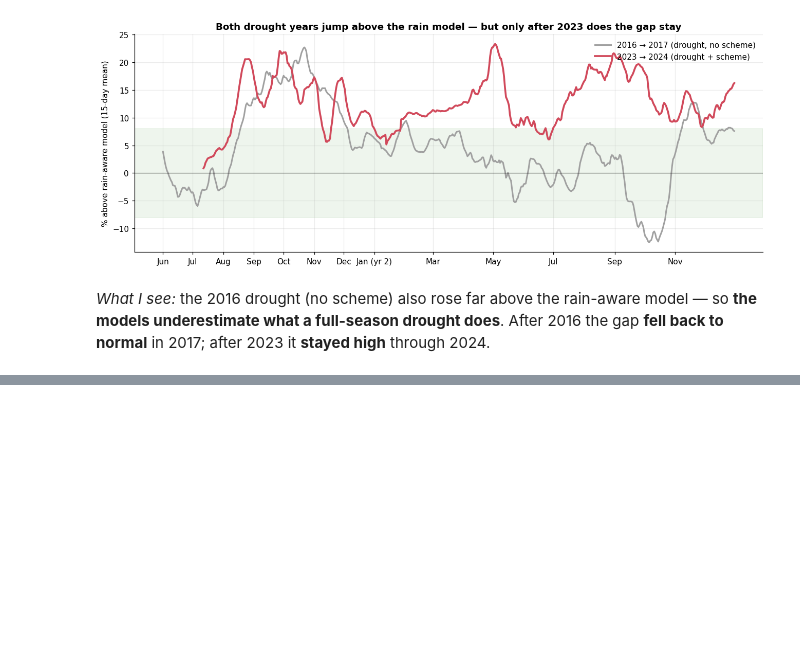
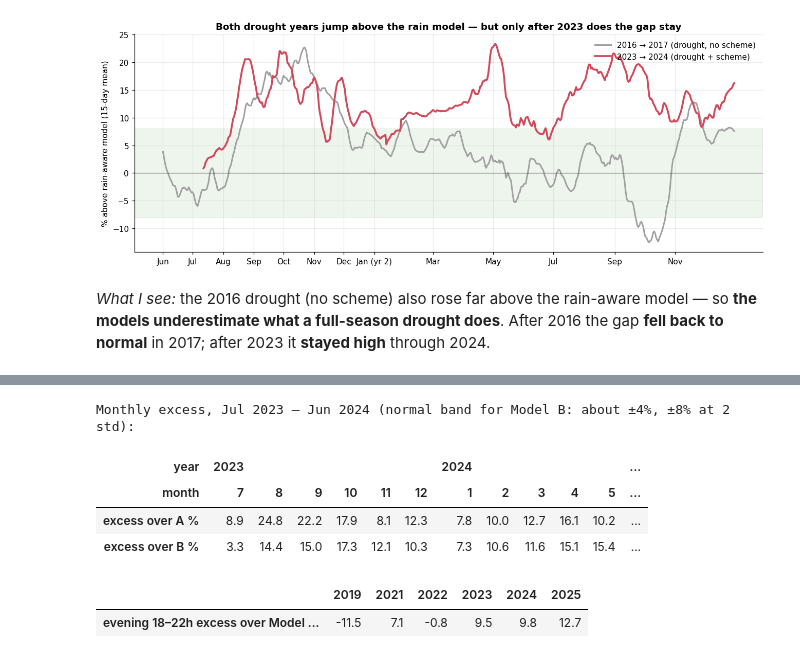
Before and after one commit to aravindanand2019-sudo/karnataka-power-2023, a Jupyter notebook: notebooks/07_robustness_checks.ipynb, the cells around one changed output, grey strips where cells are left out. Drawn from its saved outputs; the diff is of its cells as text; code cells hidden in the pictures; blank space fills up the shorter version.

```diff
--- a/notebooks/07_robustness_checks.ipynb
+++ b/notebooks/07_robustness_checks.ipynb
@@ -230,0 +211,29 @@ Total excess Aug–Oct 2023: 1,860 MW  |  2016 excess: 16.7%  vs 2023: 21.5%
+# %%
+cf = pd.read_parquet(P / "counterfactual_hourly.parquet")       # Notebook 05 predictions (same models)
+mon = cf.groupby([cf.index.year, cf.index.month])[["load_mw", "pred_A", "pred_B"]].mean()
+mon["excess over A %"] = (mon.load_mw / mon.pred_A - 1) * 100
+mon["excess over B %"] = (mon.load_mw / mon.pred_B - 1) * 100
+mon.index.names = ["year", "month"]
+print("Monthly excess, Jul 2023 – Jun 2024 (normal band for Model B: about ±4%, ±8% at 2 std):")
+mon.loc[(2023, 7):(2024, 6), ["excess over A %", "excess over B %"]].round(1).T
+# %% [output]
+Monthly excess, Jul 2023 – Jun 2024 (normal band for Model B: about ±4%, ±8% at 2 std):
+| year | 2023 |  |  |  |  |  | 2024 |  |  |  |  | ... |
+| month | 7 | 8 | 9 | 10 | 11 | 12 | 1 | 2 | 3 | 4 | 5 | ... |
+| excess over A % | 8.9 | 24.8 | 22.2 | 17.9 | 8.1 | 12.3 | 7.8 | 10.0 | 12.7 | 16.1 | 10.2 | ... |
+| excess over B % | 3.3 | 14.4 | 15.0 | 17.3 | 12.1 | 10.3 | 7.3 | 10.6 | 11.6 | 15.1 | 15.4 | ... |
+# %%
+# Evening (household) hours: excess over Model A in Aug–Oct, compared with years before the scheme (backtests)
+EVE = list(range(18, 23))
+b_A = pd.read_parquet(P / "backtest_hourly.parquet")
+b_A = b_A[(b_A.model == "A") & b_A.index.month.isin([8, 9, 10]) & b_A.index.hour.isin(EVE)]
+eve = {yr: (g.actual.mean() / g.pred.mean() - 1) * 100 for yr, g in b_A.groupby("test_year")}
+c_eve = cf[cf.index.month.isin([8, 9, 10]) & cf.index.hour.isin(EVE)]
+for yr in [2023, 2024, 2025]:
+    g = c_eve[c_eve.index.year == yr]
+    eve[yr] = (g.load_mw.mean() / g.pred_A.mean() - 1) * 100
+eve = pd.Series(eve, name="evening 18–22h excess over Model A, Aug–Oct (%)").round(1)
+eve.to_frame().T
+# %% [output]
+|  | 2019 | 2021 | 2022 | 2023 | 2024 | 2025 |
+| evening 18–22h excess over Model ... | -11.5 | 7.1 | -0.8 | 9.5 | 9.8 | 12.7 |
```
Also changed, not shown: parts of 19 cells of this notebook, 2 other files.
